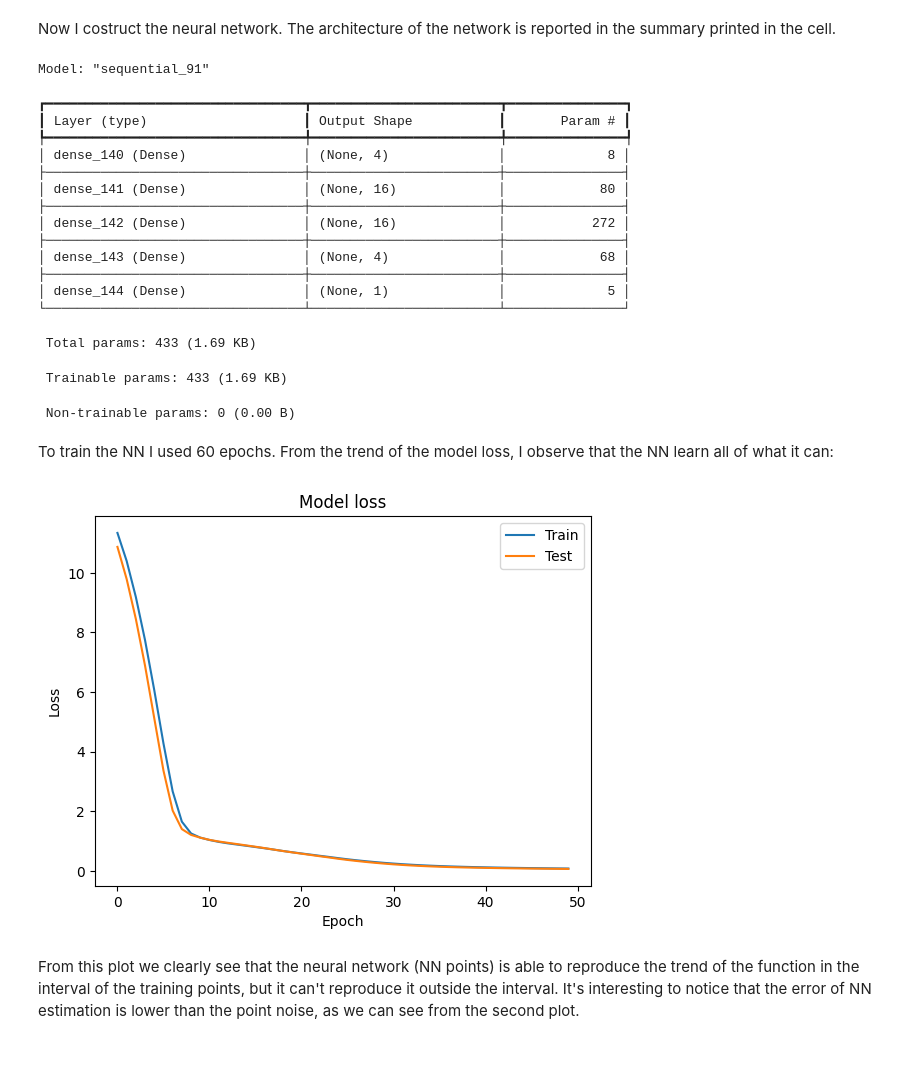
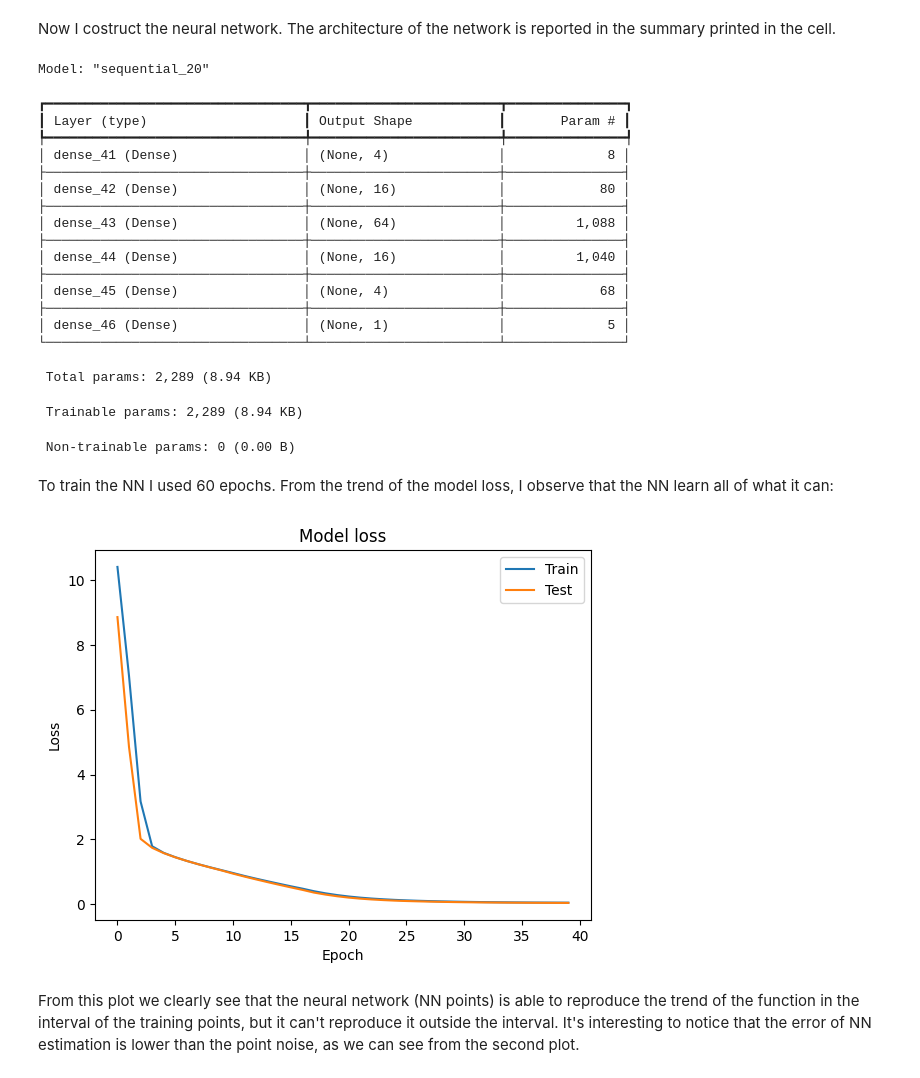
Before and after one commit to chinigio/NSL_Numerical-Simulation-Laboratory, a Jupyter notebook: Es11/Notebook_es11.ipynb, the cells around one changed output. Cells and saved outputs as stored; diff of their text form; code cells hidden in the pictures.

```diff
--- a/Es11/Notebook_es11.ipynb
+++ b/Es11/Notebook_es11.ipynb
@@ -353,7 +355,7 @@ pol_model = tf.keras.Sequential()
 #architecture of the model
 pol_model.add(Dense(4, activation='relu', input_shape=(1,)))
 pol_model.add(Dense(16, activation='relu'))
-#pol_model.add(Dense(64, activation='relu'))
+pol_model.add(Dense(64, activation='relu'))
 pol_model.add(Dense(16, activation='relu'))
 pol_model.add(Dense(4, activation='relu'))
 pol_model.add(Dense(1))
@@ -362,38 +364,40 @@ pol_model.add(Dense(1))
 pol_model.compile(optimizer='adamax', loss='mse', metrics=['mse'])
 pol_model.summary()
 # %% [output]
-Model: "sequential_91"
+Model: "sequential_20"
 ┏━━━━━━━━━━━━━━━━━━━━━━━━━━━━━━━━━┳━━━━━━━━━━━━━━━━━━━━━━━━┳━━━━━━━━━━━━━━━┓
 ┃ Layer (type)                    ┃ Output Shape           ┃       Param # ┃
 ┡━━━━━━━━━━━━━━━━━━━━━━━━━━━━━━━━━╇━━━━━━━━━━━━━━━━━━━━━━━━╇━━━━━━━━━━━━━━━┩
-│ dense_140 (Dense)               │ (None, 4)              │             8 │
+│ dense_41 (Dense)                │ (None, 4)              │             8 │
 ├─────────────────────────────────┼────────────────────────┼───────────────┤
-│ dense_141 (Dense)               │ (None, 16)             │            80 │
+│ dense_42 (Dense)                │ (None, 16)             │            80 │
 ├─────────────────────────────────┼────────────────────────┼───────────────┤
-│ dense_142 (Dense)               │ (None, 16)             │           272 │
+│ dense_43 (Dense)                │ (None, 64)             │         1,088 │
 ├─────────────────────────────────┼────────────────────────┼───────────────┤
-│ dense_143 (Dense)               │ (None, 4)              │            68 │
+│ dense_44 (Dense)                │ (None, 16)             │         1,040 │
 ├─────────────────────────────────┼────────────────────────┼───────────────┤
-│ dense_144 (Dense)               │ (None, 1)              │             5 │
+│ dense_45 (Dense)                │ (None, 4)              │            68 │
+├─────────────────────────────────┼────────────────────────┼───────────────┤
+│ dense_46 (Dense)                │ (None, 1)              │             5 │
 └─────────────────────────────────┴────────────────────────┴───────────────┘
- Total params: 433 (1.69 KB)
+ Total params: 2,289 (8.94 KB)
- Trainable params: 433 (1.69 KB)
+ Trainable params: 2,289 (8.94 KB)
  Non-trainable params: 0 (0.00 B)
 # %% [markdown]
 To train the NN I used 60 epochs. From the trend of the model loss, I observe that the NN learn all of what it can:
 # %%
-history = pol_model.fit(x=x_t, y=y_t, batch_size=30, epochs=60, shuffle=True, validation_data=(x_v, y_v), verbose=0)
+history = pol_model.fit(x=x_t, y=y_t, batch_size=30, epochs=40, shuffle=True, validation_data=(x_v, y_v), verbose=0)
 
 # plotting data obtained
 plt.plot(history.history['loss'])
 plt.plot(history.history['val_loss'])
 plt.title('Model loss')
 plt.ylabel('Loss')
 plt.xlabel('Epoch')
 plt.legend(['Train', 'Test'], loc='best')
 plt.show()
 # %% [output]
-[figure, old version]
+[figure, new version]
 # %% [markdown]
 From this plot we clearly see that the neural network (NN points) is able to reproduce the trend of the function in the interval of the training points, but it can't reproduce it outside the interval. It's interesting to notice that the error of NN estimation is lower than the point noise, as we can see from the second plot.
 # %%
```
Also changed, not shown: parts of 6 cells of this notebook, 1 other file.
